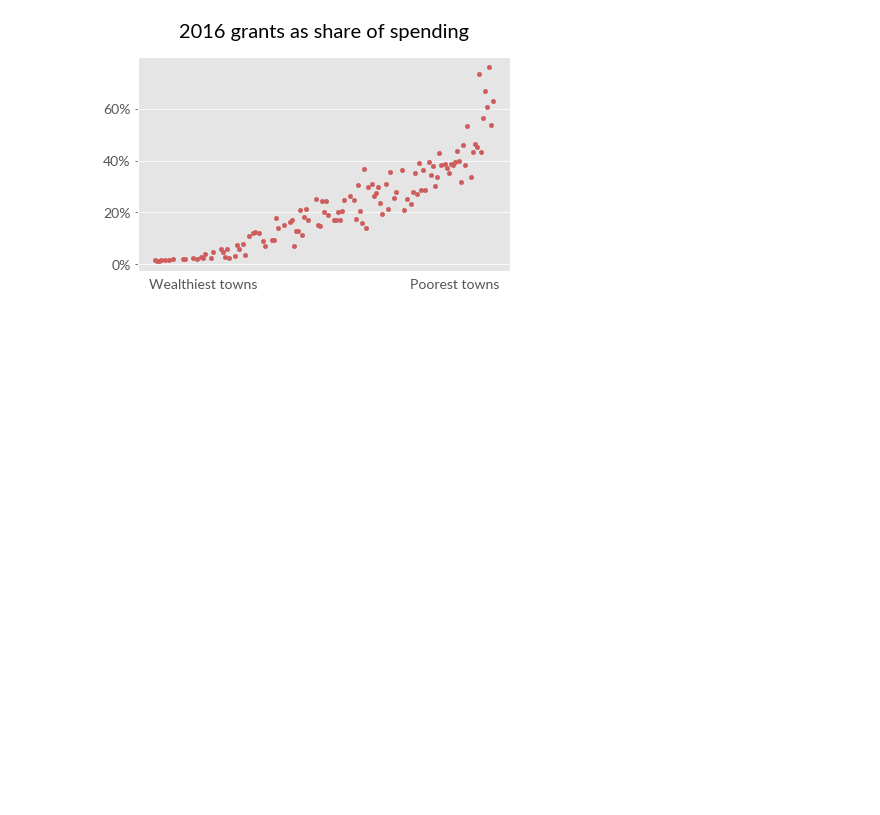
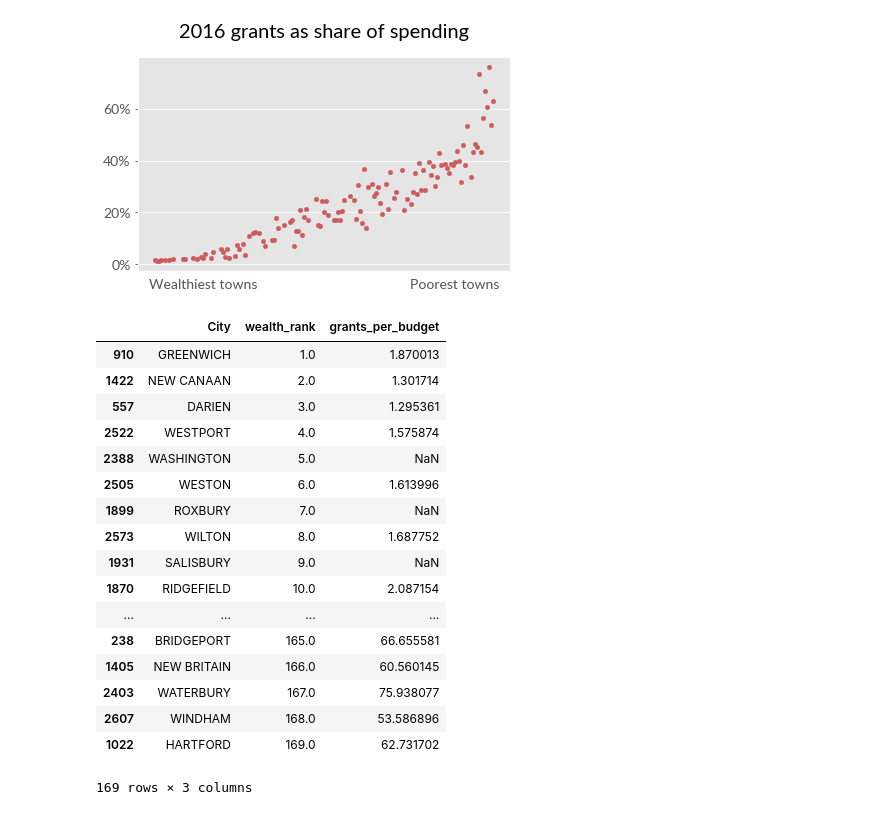
Before and after one commit to jakekara/staffing-levels, a Jupyter notebook: STATEWIDE CHARTS.ipynb, the cells around one changed output. Cells and saved outputs as stored; diff of their text form; code cells hidden in the pictures; blank space fills up the shorter version.

```diff
--- a/STATEWIDE CHARTS.ipynb
+++ b/STATEWIDE CHARTS.ipynb
@@ -479,3 +628,28 @@ plt.tight_layout()
 plt.gcf().savefig("figures/for-story/good/7-grants-per-budget-2018-2.png",bbox_inches='tight')
 # %% [output]
 [figure]
+# %%
+combined[combined['report_year'] == 2016][[
+    "City",
+    "wealth_rank",
+    "grants_per_budget",
+]].sort_values(by="wealth_rank")
+# %% [output]
+|  | City | wealth_rank | grants_per_budget |
+| 910 | GREENWICH | 1.0 | 1.870013 |
+| 1422 | NEW CANAAN | 2.0 | 1.301714 |
+| 557 | DARIEN | 3.0 | 1.295361 |
+| 2522 | WESTPORT | 4.0 | 1.575874 |
+| 2388 | WASHINGTON | 5.0 | NaN |
+| 2505 | WESTON | 6.0 | 1.613996 |
+| 1899 | ROXBURY | 7.0 | NaN |
+| 2573 | WILTON | 8.0 | 1.687752 |
+| 1931 | SALISBURY | 9.0 | NaN |
+| 1870 | RIDGEFIELD | 10.0 | 2.087154 |
+| ... | ... | ... | ... |
+| 238 | BRIDGEPORT | 165.0 | 66.655581 |
+| 1405 | NEW BRITAIN | 166.0 | 60.560145 |
+| 2403 | WATERBURY | 167.0 | 75.938077 |
+| 2607 | WINDHAM | 168.0 | 53.586896 |
+| 1022 | HARTFORD | 169.0 | 62.731702 |
+169 rows × 3 columns
```
Also changed, not shown: parts of 28 cells of this notebook, 2 other files.
